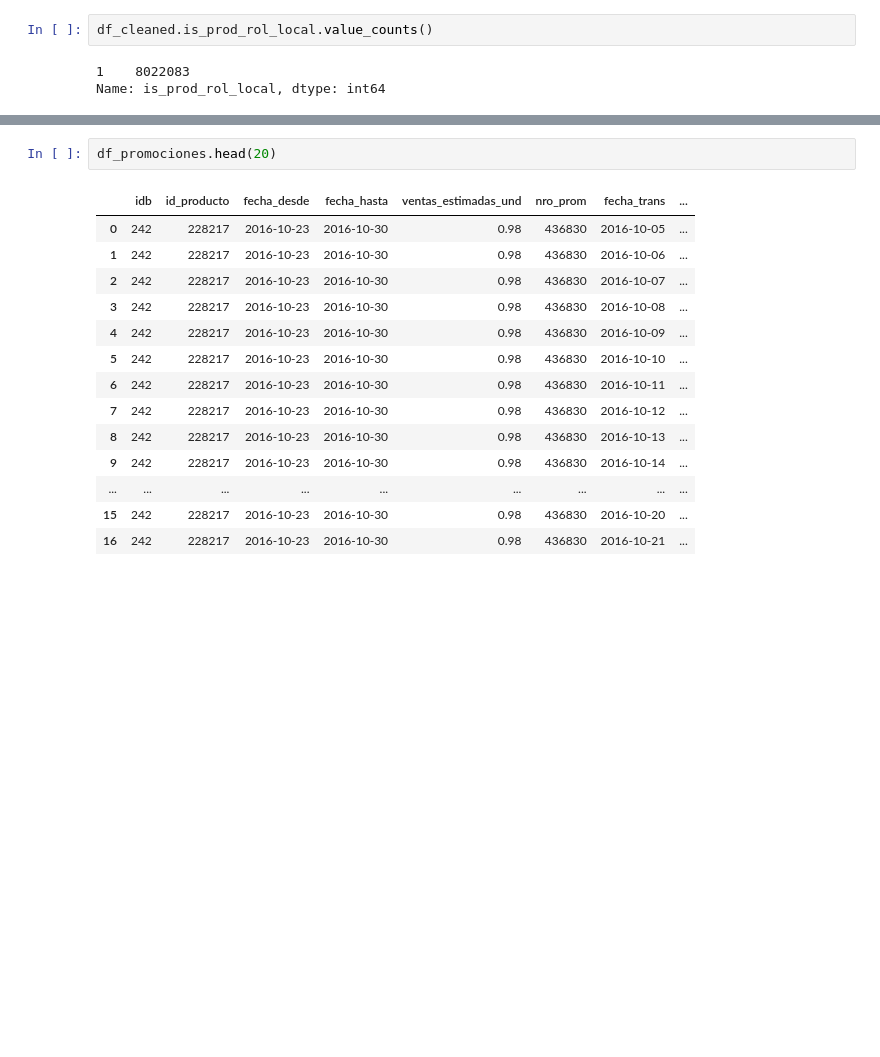
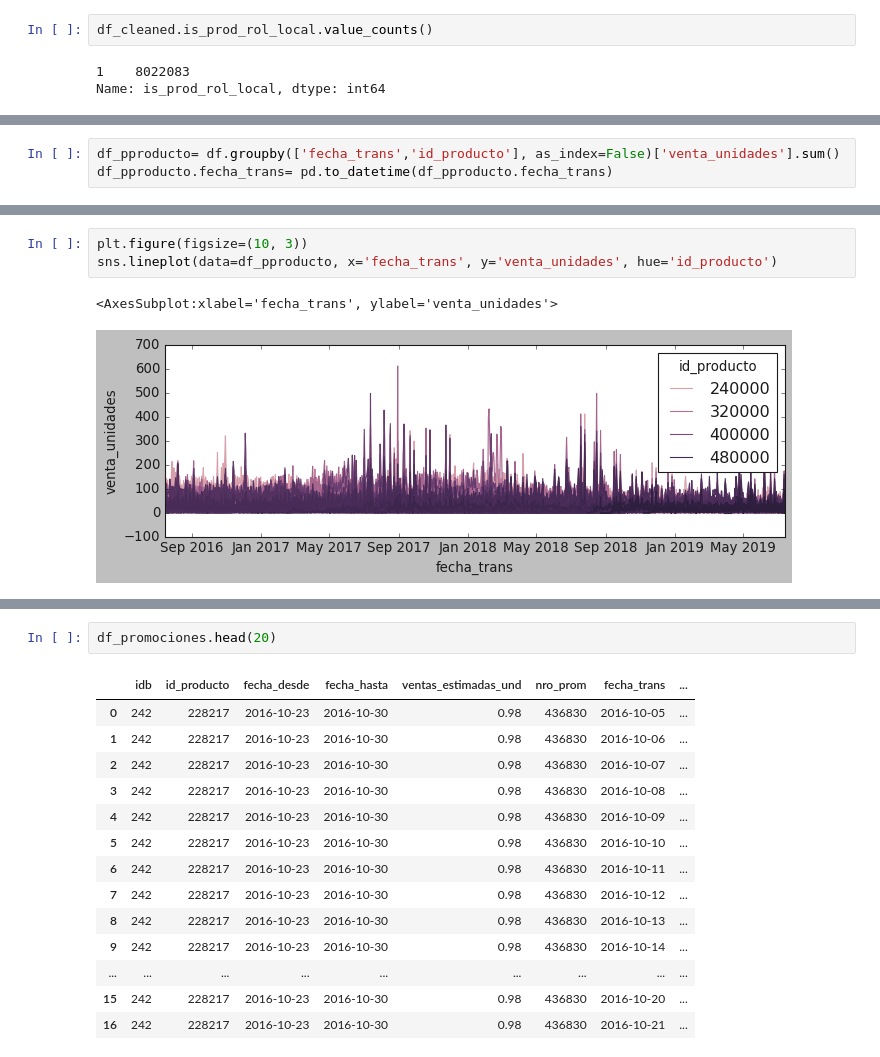
Before and after one commit to ErikaMelt/deodorants-project, a Jupyter notebook: eda/eda_carme.ipynb, the cells around one changed output, grey strips where cells are left out. Saved outputs shown, nothing was run; the diff lists cells and outputs as text; blank space fills up the shorter version.

```diff
--- a/eda/eda_carme.ipynb
+++ b/eda/eda_carme.ipynb
@@ -168,0 +203,3 @@ df["venta_unidades"].plot(linewidth=0.1)
+# %%
+df_pproducto= df.groupby(['fecha_trans','id_producto'], as_index=False)['venta_unidades'].sum()
+df_pproducto.fecha_trans= pd.to_datetime(df_pproducto.fecha_trans)
@@ -168,0 +215,6 @@ df["venta_unidades"].plot(linewidth=0.1)
+# %%
+plt.figure(figsize=(10, 3))
+sns.lineplot(data=df_pproducto, x='fecha_trans', y='venta_unidades', hue='id_producto')
+# %% [output]
+<AxesSubplot:xlabel='fecha_trans', ylabel='venta_unidades'>
+[figure, added]
```
Also changed, not shown: parts of 37 cells of this notebook.
